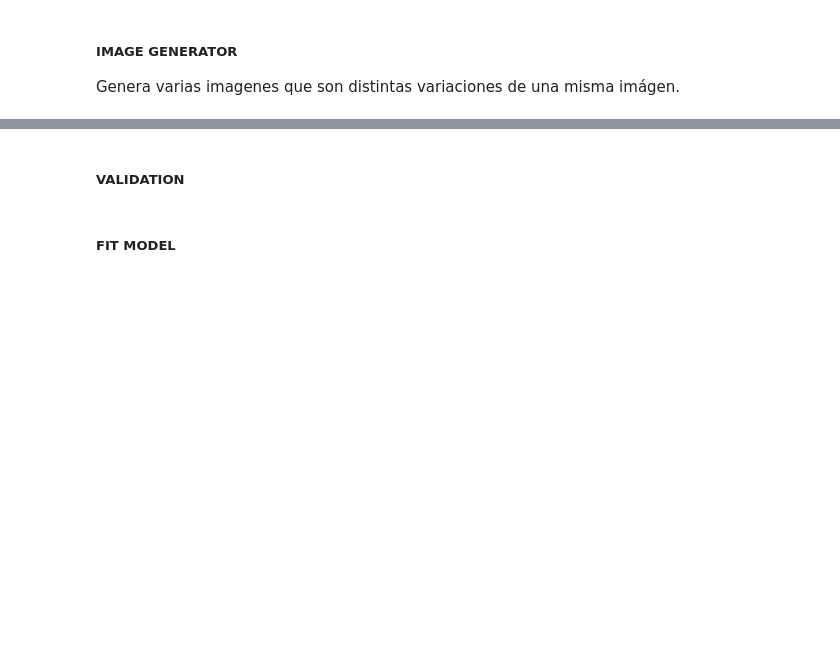
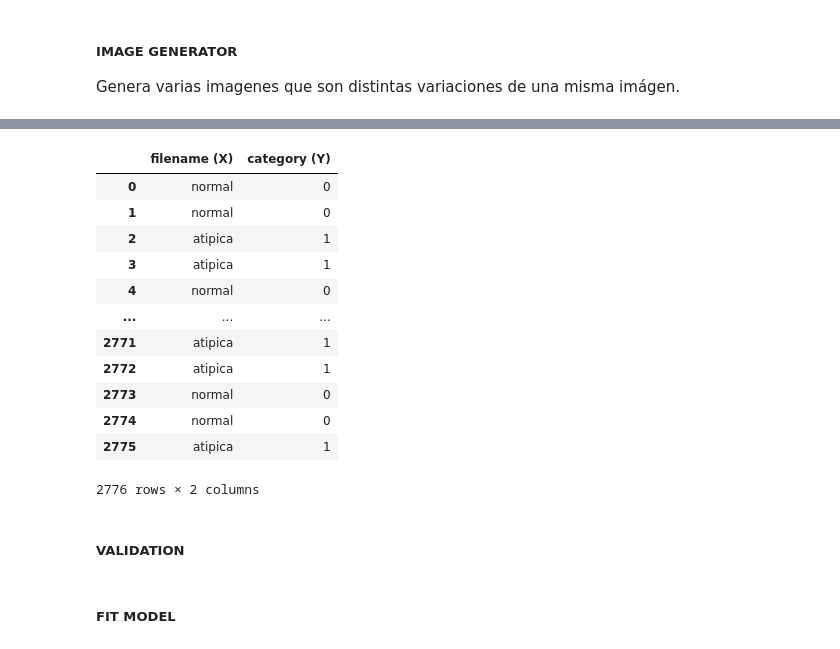
Before and after one commit to marinagoju/CNN_Cervical_Cancer, a Jupyter notebook: src/notebooks/img_generator.ipynb, the cells around one changed output, grey strips where cells are left out. Cells and saved outputs as stored; diff of their text form; code cells hidden in the pictures; blank space fills up the shorter version.

```diff
--- a/src/notebooks/img_generator.ipynb
+++ b/src/notebooks/img_generator.ipynb
@@ -109,3 +101,27 @@ train_generator = train_datagen.flow_from_dataframe(
+# %%
+## BALANCEAMOS X_train
+
+filename_balanced = balanceData(train_df['category (Y)'])[0]
+category_column = [0 if 'normal' in file else 1 for file in filename_balanced]
+df_cito = pd.DataFrame({
+            'filename (X)' : filename_balanced,
+            'category (Y)' : category_column }).sample(frac=1, random_state=14, ignore_index=True)
+
+df_cito
+# %% [output]
+|  | filename (X) | category (Y) |
+| 0 | normal | 0 |
+| 1 | normal | 0 |
+| 2 | atipica | 1 |
+| 3 | atipica | 1 |
+| 4 | normal | 0 |
+| ... | ... | ... |
+| 2771 | atipica | 1 |
+| 2772 | atipica | 1 |
+| 2773 | normal | 0 |
+| 2774 | normal | 0 |
+| 2775 | atipica | 1 |
+2776 rows × 2 columns
 # %% [markdown]
 ##### **VALIDATION**
 # %%
```
Also changed, not shown: parts of 16 cells of this notebook, 1 other file.
